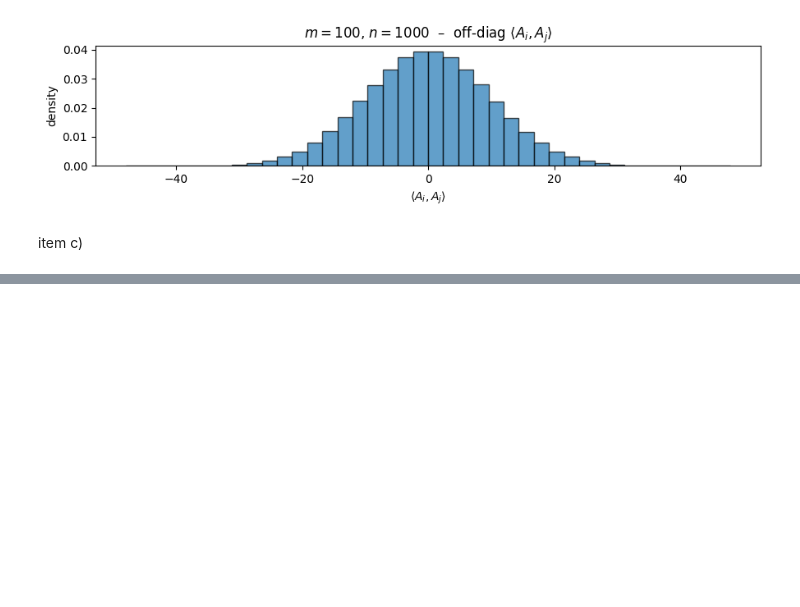
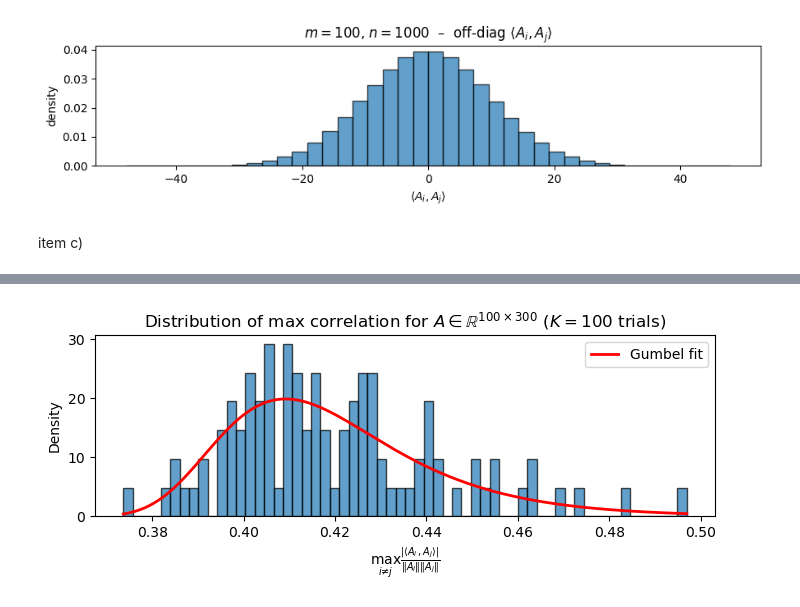
Before and after one commit to arthurabello/nla-assignment-4, a Jupyter notebook: src/assignment.ipynb, the cells around one changed output, grey strips where cells are left out. Cells and saved outputs as stored; diff of their text form; code cells hidden in the pictures; blank space fills up the shorter version.

```diff
--- a/src/assignment.ipynb
+++ b/src/assignment.ipynb
@@ -327,0 +341,93 @@ Max correlation values computed: 10000
+# %%
+# Parallelized Version:
+
+# worker function (single iteration)
+def compute_one_max_corr(seed: int, m: int, n: int) -> float:
+    """Computes the max correlation for a single matrix."""
+    # random number generator with a unique seed for each worker
+    rng = np.random.default_rng(seed)
+
+    # Generate a random Gaussian matrix
+    A = rng.standard_normal((m, n))
+
+    # Column 2-norms and avoid division by zero
+    norms = np.linalg.norm(A, axis=0)
+    if np.any(norms == 0):
+        print("⚠️  Found a column with zero norm, skipping this matrix.")
+        return np.nan # returns NaN to filter out later
+
+    # Compute the Gram matrix
+    G = A.T @ A # G[i, j] = <A_i, A_j>
+
+    # Outer product of norms (||A_i|| * ||A_j||)
+    norm_products = np.outer(norms, norms)
+
+    # Element-wise division for correlation
+    correlation_matrix = G / norm_products
+
+    # lower triangular part of the correlation matrix without the diagonal
+    # (i != j, and i < j, cause its symmetric)
+    # finds the maximum absolute correlation and appends it to the list
+    indices = np.tril_indices(n, k=-1)
+    max_corr = np.max(np.abs(correlation_matrix[indices]))
+
+    return max_corr
+
+def plot_max_correlations_parallel(m: int, n: int, K: int, bins: int, seed: int):
+    """
+    Analyzes and plots the distribution using parallel processing.
+    """
+    print(f"Analyzing {K} Gaussian matrices of shape ({m}, {n}) using parallel processing...")
+
+    # Create a Pool of workers (uses all available CPU cores by default)
+    # we create a list of unique seeds for each worker to ensure true randomness
+    rng = np.random.default_rng(seed)
+    seeds = rng.integers(low=0, high=2**32-1, size=K)
+
+    # args for each worker (starmap)
+    args = [(s, m, n) for s in seeds]
+
+    start_time = time.time()
+    with Pool() as pool:
+        # map the worker function across the arguments
+        results = pool.starmap(compute_one_max_corr, args)
+    end_time = time.time()
+
+    print(f"Parallel computation finished in {end_time - start_time:.2f} seconds.")
+
+    # filter out potential NaN results
+    max_correlations = [r for r in results if not np.isnan(r)]
+
+    # fit Gumbel distribution to the data
+    params = gumbel_r.fit(max_correlations)
+
+    # values for the fitted curve
+    x = np.linspace(min(max_correlations), max(max_correlations), 1000)
+    pdf = gumbel_r.pdf(x, *params)
+
+    # Plotting the distribution of maximum correlations and the fitted Gumbel distribution
+    plt.figure(figsize=(7, 3))
+    plt.hist(max_correlations, bins=bins, density=True, edgecolor="black", alpha=0.7)
+    plt.plot(x, pdf, color='red', lw=2, label="Gumbel fit")
+    plt.title(f"Distribution of max correlation for $A \\in \\mathbb{{R}}^{{{m}\\times{n}}}$ ($K={K}$ trials)")
+    plt.xlabel(r"$\max_{i \neq j} \frac{|\langle A_i, A_j \rangle|}{\|A_i\| \|A_j\|}$")
+    plt.ylabel("Density")
+    plt.tight_layout()
+    plt.legend()
+    plt.savefig(f"../docs/images/max_corr_{K}.png", dpi=200)
+    plt.show()
+
+def main():
+    m = 100
+    n = 300
+    Ks = [100, 500, 1000, 10000, 100000]
+    bins = 60
+    seed = 123
+
+    for K in Ks:
+        print(f"Running with m={m}, n={n}, K={K}")
+        plot_max_correlations_parallel(m=m, n=n, K=K, bins=bins, seed=seed)
+
+if __name__ == "__main__":
+    main()
+# %% [output]
@@ -327,0 +437 @@ Max correlation values computed: 10000
+[figure, added]
```
Also changed, not shown: parts of 3 cells of this notebook, 7 other files.
